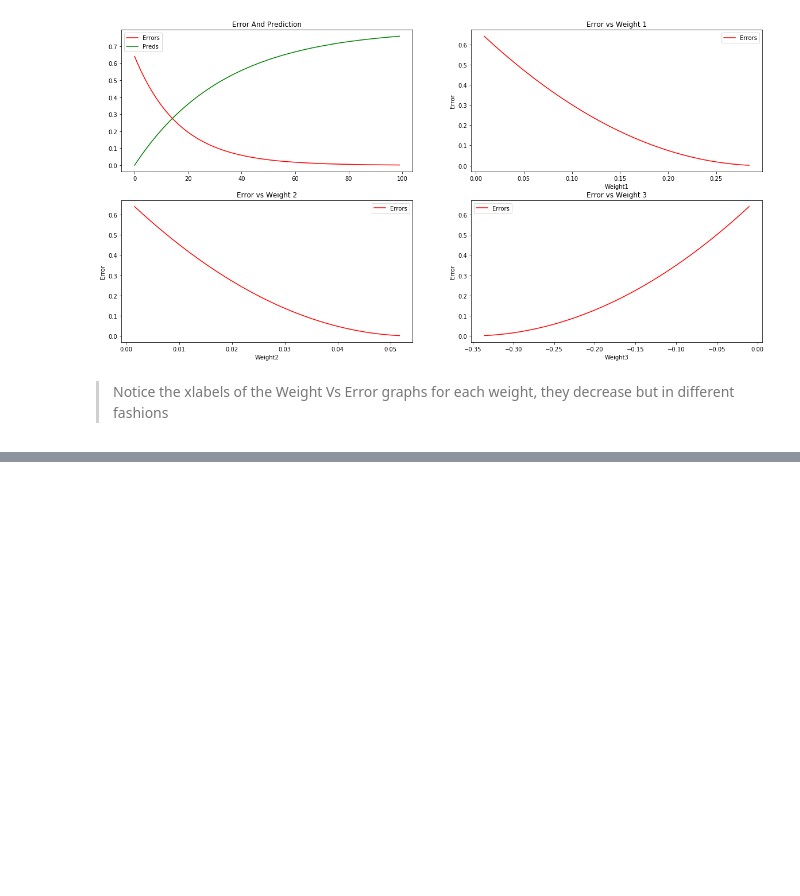
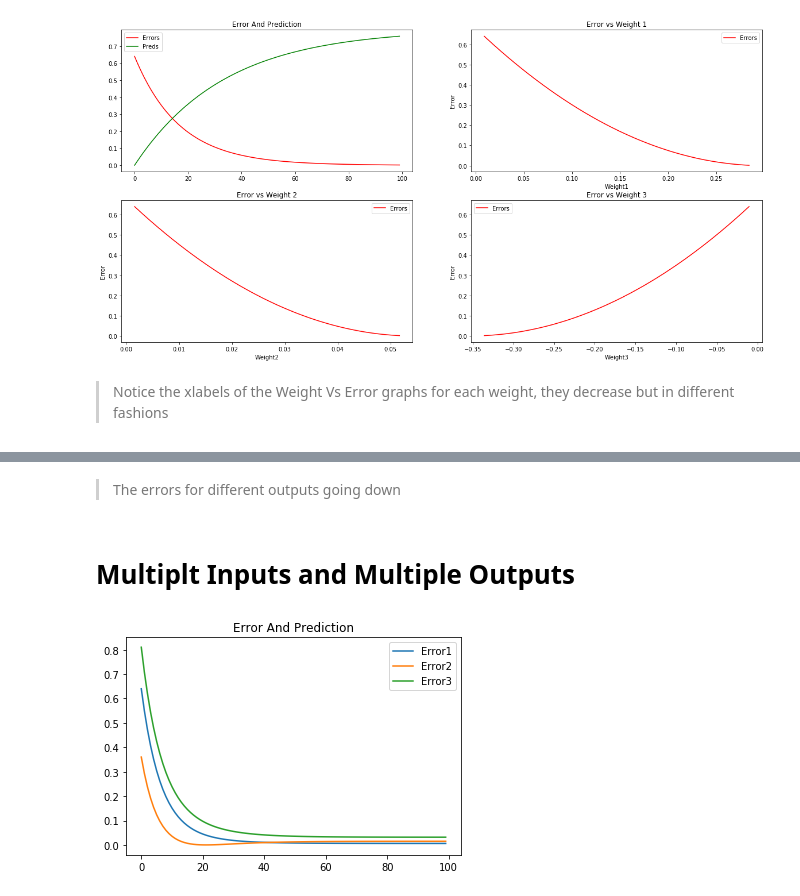
Before and after one commit to ariG23498/GrokkingDeepLearning, a Jupyter notebook: GeneralizingGradientDescent.ipynb, the cells around one changed output, grey strips where cells are left out. Saved outputs shown, nothing was run; the diff lists cells and outputs as text; code cells hidden in the pictures; blank space fills up the shorter version.

```diff
--- a/GeneralizingGradientDescent.ipynb
+++ b/GeneralizingGradientDescent.ipynb
@@ -78,0 +102,25 @@ plt.show()
+# %% [markdown]
+> The errors for different outputs going down
+# %% [markdown]
+# Multiplt Inputs and Multiple Outputs
+# %%
+# Let there be three output nodes x,y,z
+# Let there be three input nodes a,b,c
+weights = np.array([0.0,0.0,0.0])
+inputs = np.array([0.1,0.5,0.3])
+goal_pred = np.array([0.8,0.6,0.9])
+alpha = 0.1
+errors = []
+for i in range(100):
+    pred = weights.dot(inputs)
+    raw_error = pred - goal_pred
+    error = raw_error ** 2
+    delta_weight = raw_error.dot(inputs * alpha)
+    weights -= delta_weight
+    errors.append(error)
+plt.plot(range(0,len(errors)),errors)
+plt.legend(('Error1','Error2','Error3'))
+plt.title('Error And Prediction')
+plt.show()
+# %% [output]
+[figure, added]
```
Also changed, not shown: parts of 2 cells of this notebook, 1 other file.
